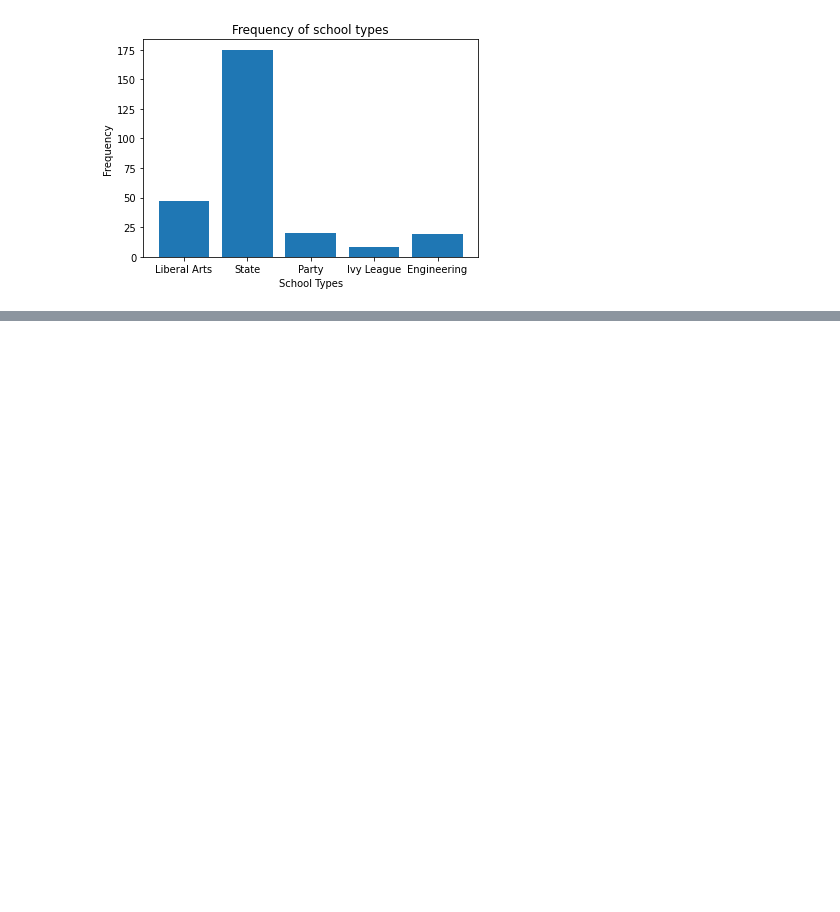
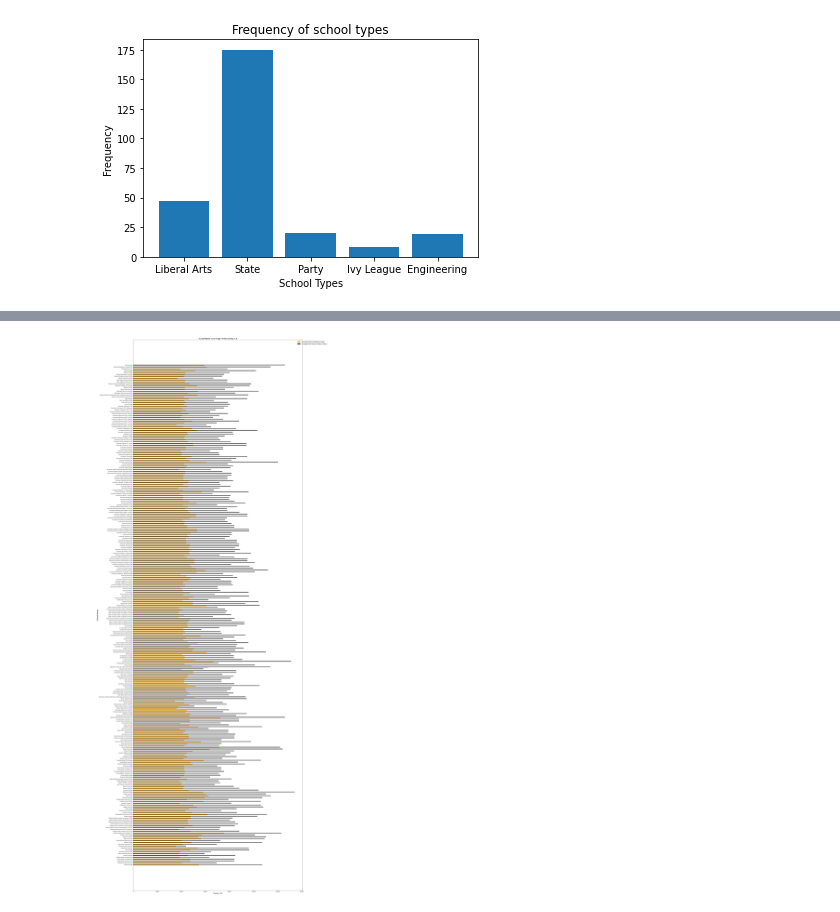
Before and after one commit to CS301-Group4/Student-Grades, a Jupyter notebook: Question_1.ipynb, the cells around one changed output, grey strips where cells are left out. Cells and saved outputs as stored; diff of their text form; code cells hidden in the pictures; blank space fills up the shorter version.

```diff
--- a/Question_1.ipynb
+++ b/Question_1.ipynb
@@ -387,2 +440,20 @@ plt.show()
+# %%
+#Code Here
+y_axis = college_region.index
+SMS = college_region['Starting Median Salary'].astype(float)
+MMS = college_region['Mid-Career Median Salary'].astype(float)
+ind = 60 * np.arange(len(y_axis))
+wid = 15
+plt.figure(figsize = (30,100))
+plt.barh(ind, SMS, wid, label = "Average Starting Median Salary", color = 'orange')
+plt.barh(ind + wid, MMS, wid, label = "Average Mid-Career Median Salary", color = 'black')
+plt.title("School Name vs Average Median Salary in $", fontsize = "xx-large")
+plt.ylabel("School Name", fontsize = "xx-large")
+plt.xlabel("Salary in $", fontsize = "xx-large")
+plt.yticks(ind + wid, y_axis, rotation = 'horizontal')
+plt.legend(loc = 0, fontsize = "x-large", bbox_to_anchor = (1.15,1))
+plt.show()
+# %% [output]
+[figure, added]
 # %%
 #placeholder for future code
```
Also changed, not shown: parts of 10 cells of this notebook.
